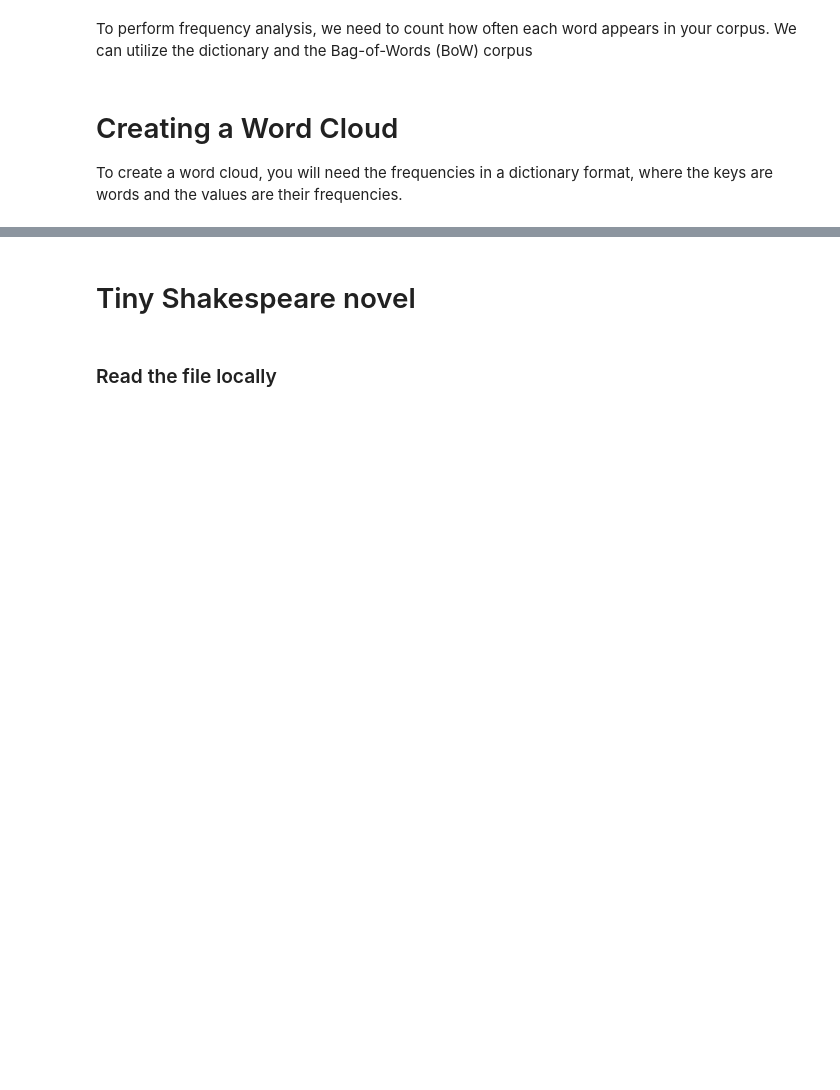
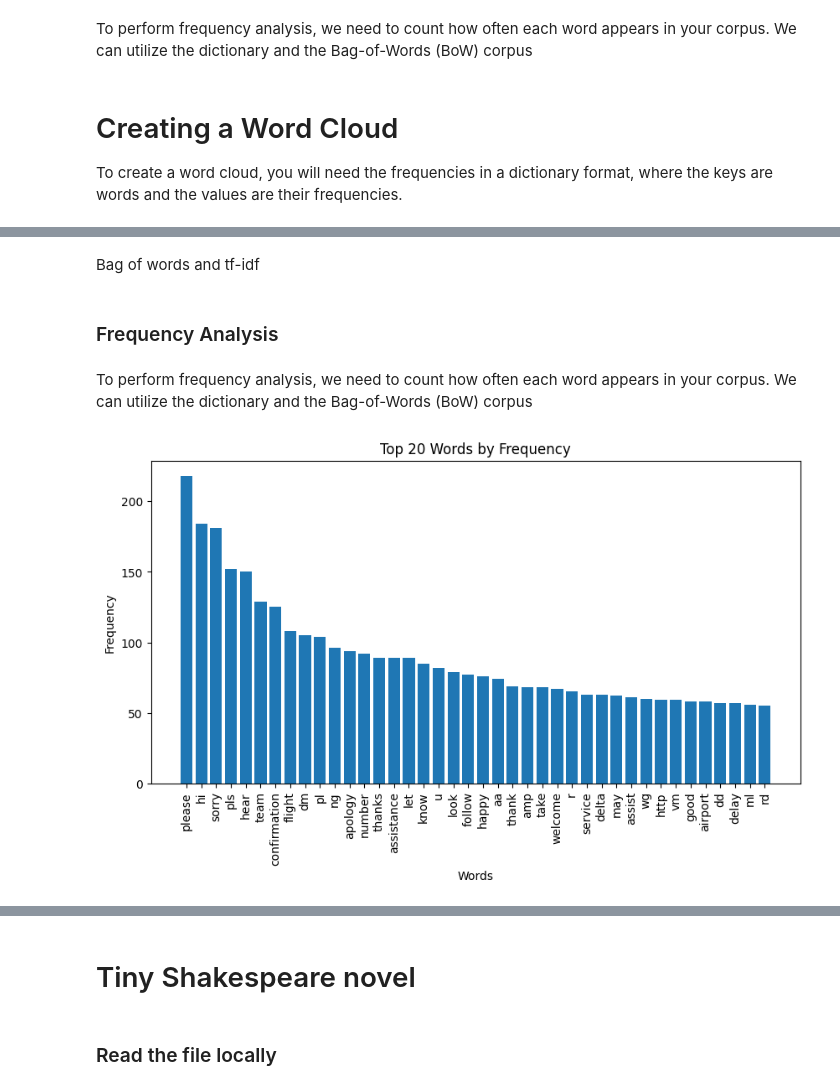
Before and after one commit to ChiaoYunTing/Text-Analytics, a Jupyter notebook: Lecture2.ipynb, the cells around one changed output, grey strips where cells are left out. Drawn from its saved outputs; the diff is of its cells as text; code cells hidden in the pictures; blank space fills up the shorter version.

```diff
--- a/Lecture2.ipynb
+++ b/Lecture2.ipynb
@@ -174,0 +226,4 @@ Conduct frequency analysis with `oct_delta.csv` file.
+# %%
+# Lemmatize
+lemmatizer = WordNetLemmatizer()
+oct['tokens'] = oct['tokens'].apply(lambda tokens: [lemmatizer.lemmatize(token) for token in tokens])
@@ -174,0 +246,8 @@ Conduct frequency analysis with `oct_delta.csv` file.
+# %% [markdown]
+Bag of words and tf-idf
+# %%
+# create list of tokens
+documents = oct['tokens'].tolist()
+# %%
+# create the dictionary
+dictionary = Dictionary(documents) # list of lists (documents)
@@ -174,0 +260,3 @@ Conduct frequency analysis with `oct_delta.csv` file.
+# %%
+# create bag-of-words representation
+corpus = [dictionary.doc2bow(document) for document in documents]
@@ -174,0 +267,28 @@ Conduct frequency analysis with `oct_delta.csv` file.
+# %% [markdown]
+### Frequency Analysis
+# %% [markdown]
+To perform frequency analysis, we need to count how often each word appears in your corpus. We can utilize the dictionary and the Bag-of-Words (BoW) corpus
+# %%
+from collections import Counter
+import matplotlib.pyplot as plt
+
+# Summing up the counts from the BoW corpus
+total_word_count = Counter(word_id for document in corpus for word_id, count in document)
+
+# Mapping back the word IDs to words
+mapped_word_counts = [(dictionary[word_id], count) for word_id, count in total_word_count.items()]
+
+# Sort words by frequency
+sorted_word_counts = sorted(mapped_word_counts, key=lambda w: w[1], reverse=True)
+
+# Let's plot the top words
+plt.figure(figsize=(10, 5))
+words, counts = zip(*sorted_word_counts[:40])
+plt.bar(words, counts)
+plt.xlabel('Words')
+plt.ylabel('Frequency')
+plt.title('Top 20 Words by Frequency')
+plt.xticks(rotation=90)
+plt.show()
+# %% [output]
+[figure, added]
```
Also changed, not shown: parts of 15 cells of this notebook.
